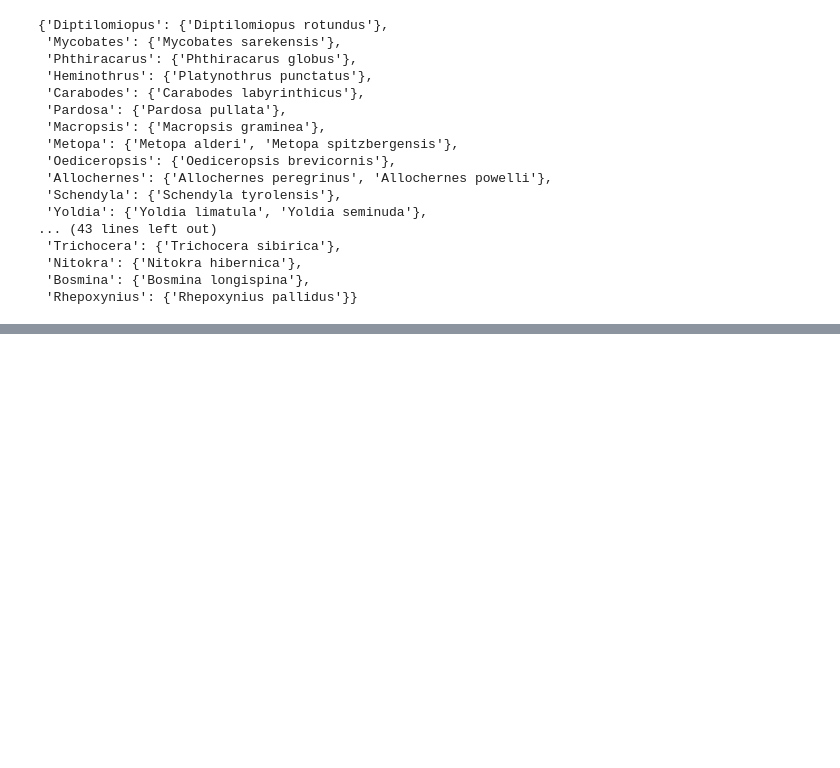
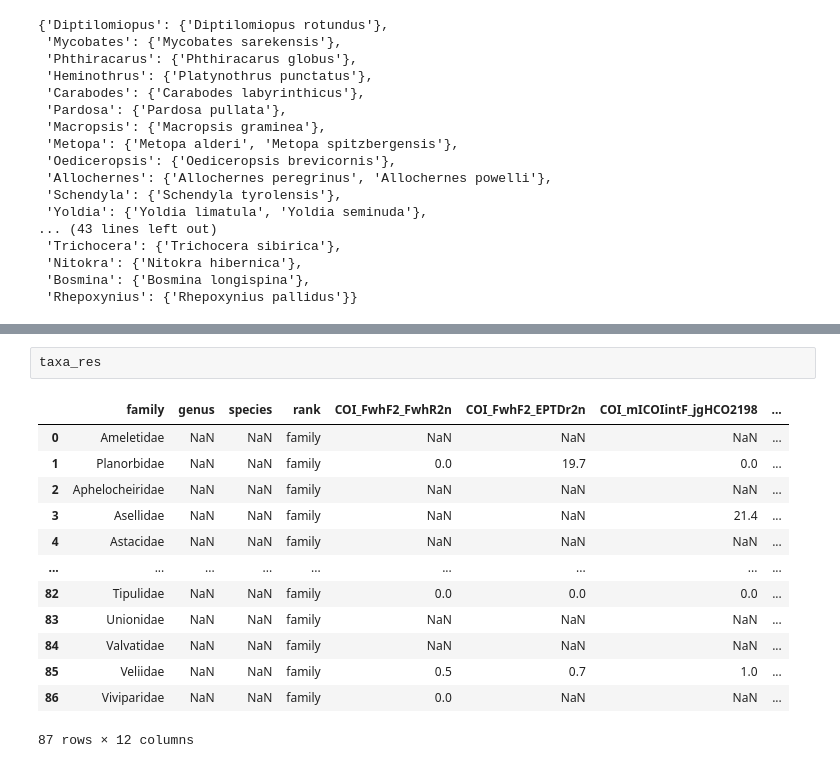
Before and after one commit to CIBIO-BU/mozaiko, a Jupyter notebook: draft.ipynb, the cells around one changed output, grey strips where cells are left out. Drawn from its saved outputs; the diff is of its cells as text; blank space fills up the shorter version.

```diff
--- a/draft.ipynb
+++ b/draft.ipynb
@@ -1279,0 +1714,16 @@ for otl in  os.listdir(otl_folder):
+# %%
+taxa_res
+# %% [output]
+|  | family | genus | species | rank | COI_FwhF2_FwhR2n | COI_FwhF2_EPTDr2n | COI_mICOIintF_jgHCO2198 | ... |
+| 0 | Ameletidae | NaN | NaN | family | NaN | NaN | NaN | ... |
+| 1 | Planorbidae | NaN | NaN | family | 0.0 | 19.7 | 0.0 | ... |
+| 2 | Aphelocheiridae | NaN | NaN | family | NaN | NaN | NaN | ... |
+| 3 | Asellidae | NaN | NaN | family | NaN | NaN | 21.4 | ... |
+| 4 | Astacidae | NaN | NaN | family | NaN | NaN | NaN | ... |
+| ... | ... | ... | ... | ... | ... | ... | ... | ... |
+| 82 | Tipulidae | NaN | NaN | family | 0.0 | 0.0 | 0.0 | ... |
+| 83 | Unionidae | NaN | NaN | family | NaN | NaN | NaN | ... |
+| 84 | Valvatidae | NaN | NaN | family | NaN | NaN | NaN | ... |
+| 85 | Veliidae | NaN | NaN | family | 0.5 | 0.7 | 1.0 | ... |
+| 86 | Viviparidae | NaN | NaN | family | 0.0 | NaN | NaN | ... |
+87 rows × 12 columns
```
Also changed, not shown: parts of 68 cells of this notebook, 1 other file.
